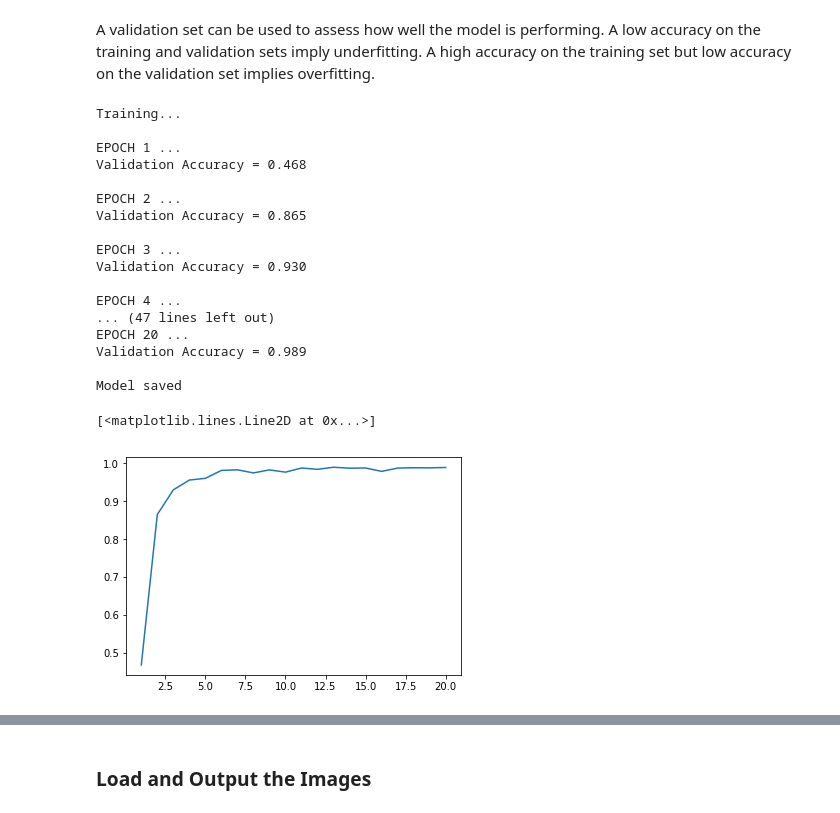
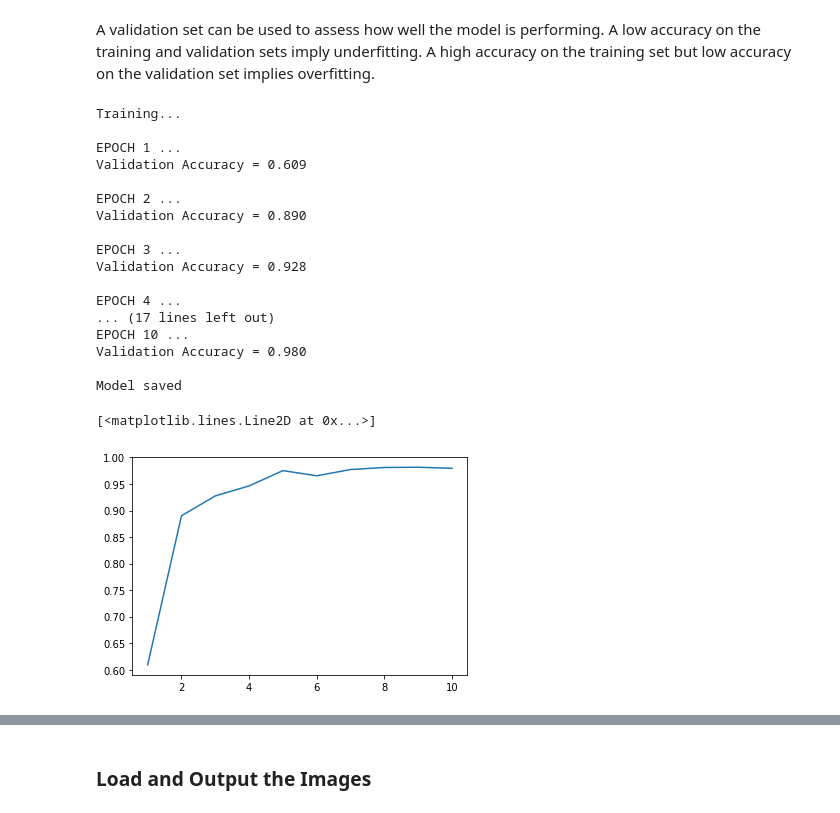
Before and after one commit to akshatbjain/Traffic-Sign-Classifier, a Jupyter notebook: Traffic_Sign_Classifier.ipynb, the cells around one changed output, grey strips where cells are left out. Saved outputs shown, nothing was run; the diff lists cells and outputs as text; code cells hidden in the pictures.

```diff
--- a/Traffic_Sign_Classifier.ipynb
+++ b/Traffic_Sign_Classifier.ipynb
@@ -310,7 +311,7 @@ def evaluate(X_data, y_data):
 
 from sklearn.utils import shuffle
 
-EPOCHS = 20
+EPOCHS = 10
 BATCH_SIZE = 32
 DROPOUT = 0.5
 
@@ -339,24 +340,24 @@ with tf.Session() as sess:
 Training...
 
 EPOCH 1 ...
-Validation Accuracy = 0.468
+Validation Accuracy = 0.609
 
 EPOCH 2 ...
-Validation Accuracy = 0.865
+Validation Accuracy = 0.890
 
 EPOCH 3 ...
-Validation Accuracy = 0.930
+Validation Accuracy = 0.928
 
 EPOCH 4 ...
-... (47 lines left out)
-EPOCH 20 ...
-Validation Accuracy = 0.989
+... (17 lines left out)
+EPOCH 10 ...
+Validation Accuracy = 0.980
 
 Model saved
 # %%
 # Plot change in validation accuracy w.r.t number of epochs
-x = np.arange(1, EPOCHS+1)
-plt.plot(x, validation_accuracy)
+n_epochs = np.arange(1, EPOCHS+1)
+plt.plot(n_epochs, validation_accuracy)
 # %% [output]
 [<matplotlib.lines.Line2D at 0x...>]
-[figure, old version]
+[figure, new version]
```
Also changed, not shown: parts of 19 cells of this notebook.
